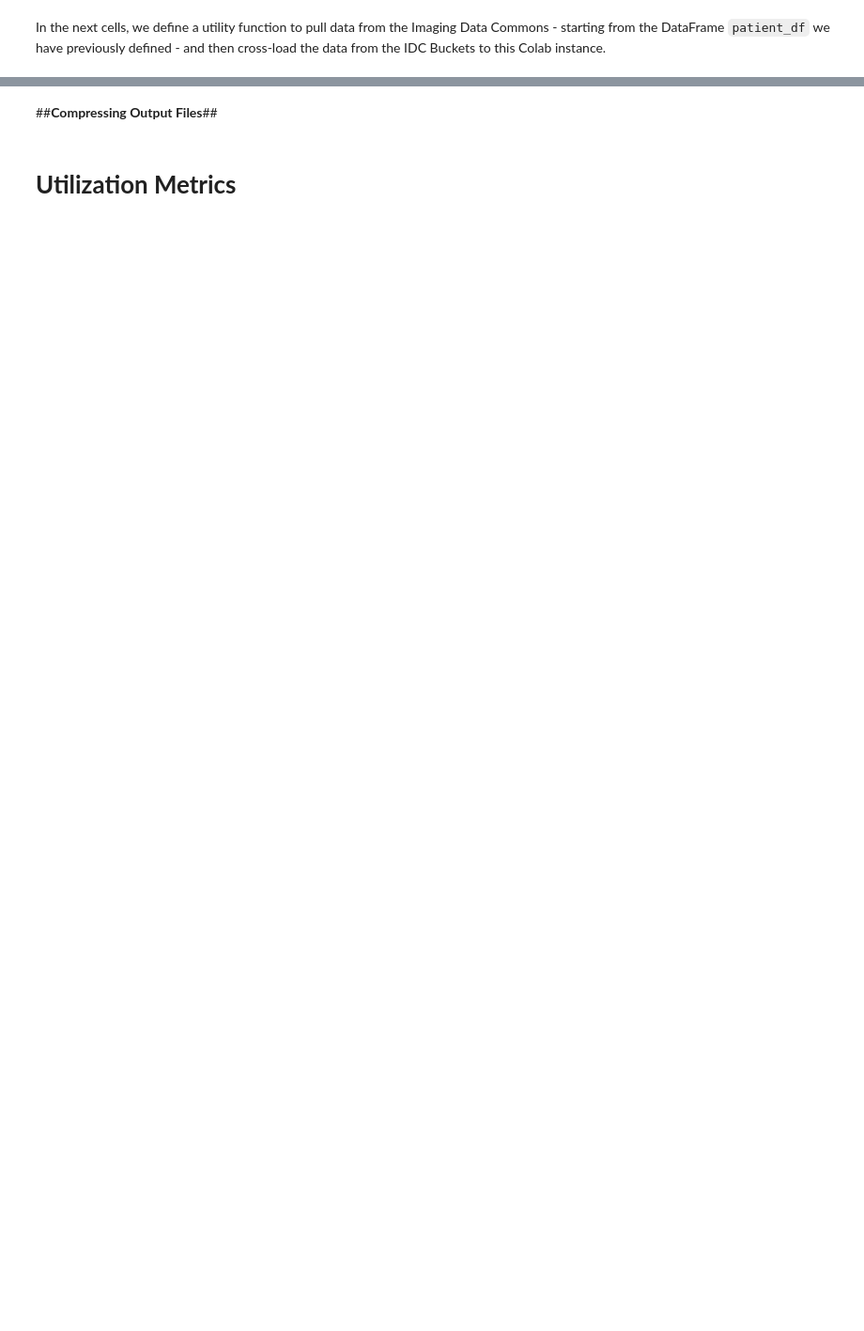
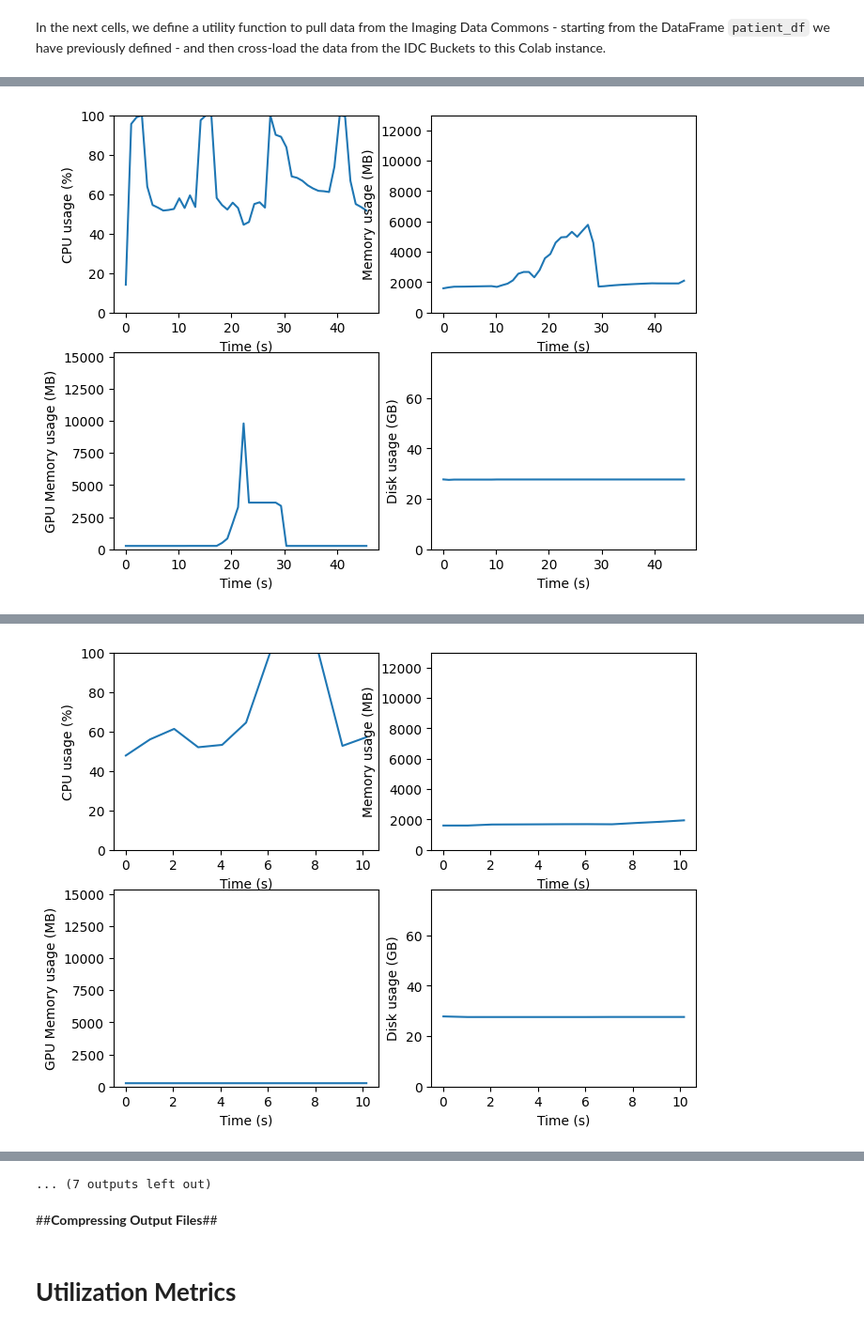
Before and after one commit to ImagingDataCommons/CloudSegmentator, a Jupyter notebook: Notebooks/Totalsegmentator/totalsegmentator_mwe_vamsi_040323_mhubai.ipynb, the cells around one changed output, grey strips where cells are left out. Shown at 94% size. Saved outputs shown, nothing was run; the diff lists cells and outputs as text; code cells hidden in the pictures; blank space fills up the shorter version.

```diff
--- a/Notebooks/Totalsegmentator/totalsegmentator_mwe_vamsi_040323_mhubai.ipynb
+++ b/Notebooks/Totalsegmentator/totalsegmentator_mwe_vamsi_040323_mhubai.ipynb
@@ -380,23 +434,38 @@ class MemoryMonitor:
     def measure_usage(self):
         cpu_usage = []
         ram_usage_mb=[]
+        gpu_usage_mb=[]
+        disk_usage_all=[]
         time_stamps = []
         start_time = time.time()
         while self.keep_measuring:
             cpu = psutil.cpu_percent()
             ram = psutil.virtual_memory()
+            disk_used= psutil.disk_usage('/').used/1024/1024/1024
+            disk_total= psutil.disk_usage('/').total/1024/1024/1024
             ram_total_mb = psutil.virtual_memory().total / 1024 / 1024
             ram_mb = (ram.total - ram.available) / 1024 / 1024
+
+            nvidia_smi.nvmlInit()
+            handle = nvidia_smi.nvmlDeviceGetHandleByIndex(0)
+            info = nvidia_smi.nvmlDeviceGetMemoryInfo(handle)
+            gpu_type = nvidia_smi.nvmlDeviceGetName(handle)
+            gpu_total_mb = info.total/1024/1024
+            gpu_mb = info.used/1024/1024
+            nvidia_smi.nvmlShutdown()
+
             cpu_usage.append(cpu)
             ram_usage_mb.append(ram_mb)
+            disk_usage_all.append(disk_used)
+            gpu_usage_mb.append(gpu_mb)
             time_stamps.append(time.time()- start_time)
             sleep(1)
 
-        return cpu_usage, ram_usage_mb, time_stamps, ram_total_mb
+        return cpu_usage, ram_usage_mb, time_stamps, ram_total_mb, gpu_usage_mb, gpu_total_mb, gpu_type, disk_usage_all, disk_total
 # %%
-runtime_stats = pd.DataFrame(columns=['SeriesInstanceUID','download_time','importer_time','DataSorter_time',
-                                      'NiftiConverter_time', 'TotalSegmentatorRunner_time',
-                                      'DsegConverter_time',	'archiving_time', 'cpu_usage','ram_usage_mb', 'ram_total_mb'
+runtime_stats = pd.DataFrame(columns=['SeriesInstanceUID','total_segmentator_time',
+                                      'archiving_time', 'cpu_usage','ram_usage_mb', 'ram_total_mb',
+                                      'gpu_usage_mb', 'gpu_total_mb', 'gpu_type', 'disk_usage_all', 'disk_total'
                                       ])
 if __name__ == "__main__":
     for series_id in SeriesInstanceUIDs:
@@ -408,7 +477,7 @@ if __name__ == "__main__":
                 proc_thread.result()
             finally:
                 monitor.keep_measuring = False
-                cpu_usage, ram_usage_mb, time_stamps, ram_total_mb = mem_thread.result()
+                cpu_usage, ram_usage_mb, time_stamps, ram_total_mb, gpu_usage_mb, gpu_total_mb, gpu_type, disk_usage_all, disk_total= mem_thread.result()
 
                 cpu_idx = runtime_stats.index[runtime_stats['SeriesInstanceUID'] == series_id][0]
                 runtime_stats.iloc[cpu_idx, runtime_stats.columns.get_loc('cpu_usage')] = [[cpu_usage]]
@@ -419,16 +488,39 @@ if __name__ == "__main__":
                 ram_total_mb_idx = runtime_stats.index[runtime_stats['SeriesInstanceUID'] == series_id][0]
                 runtime_stats.iloc[ram_total_mb_idx, runtime_stats.columns.get_loc('ram_total_mb')] = [[ram_total_mb]]
 
-                plt.plot(time_stamps, cpu_usage)
-                plt.ylim(0, 100)
-                plt.xlabel('Time (s)')
-                plt.ylabel('CPU usage (%)')
+                gpu_total_mb_idx = runtime_stats.index[runtime_stats['SeriesInstanceUID'] == series_id][0]
+                runtime_stats.iloc[gpu_total_mb_idx, runtime_stats.columns.get_loc('gpu_total_mb')] = [[gpu_total_mb]]
+
+                gpu_usage_mb_idx = runtime_stats.index[runtime_stats['SeriesInstanceUID'] == series_id][0]
+                runtime_stats.iloc[gpu_usage_mb_idx, runtime_stats.columns.get_loc('gpu_usage_mb')] = [[gpu_usage_mb]]
+
+                disk_usage_gb_idx = runtime_stats.index[runtime_stats['SeriesInstanceUID'] == series_id][0]
+                runtime_stats.iloc[disk_usage_gb_idx, runtime_stats.columns.get_loc('disk_usage_all')] = [[disk_usage_all]]
+
+                runtime_stats['gpu_type']=gpu_type
+                runtime_stats['disk_total']=disk_total
+
+                fig, ((ax1, ax2), (ax3, ax4)) = plt.subplots(2,2, figsize=(8, 6))
+
+                ax1.plot(time_stamps, cpu_usage)
+                ax1.set_ylim(0, 100)
+                ax1.set_xlabel('Time (s)')
+                ax1.set_ylabel('CPU usage (%)')
+
+                ax2.plot(time_stamps, ram_usage_mb)
+                ax2.set_ylim(0, ram_total_mb)
+                ax2.set_xlabel('Time (s)')
+                ax2.set_ylabel('Memory usage (MB)')
+
+                ax3.plot(time_stamps, gpu_usage_mb)
+                ax3.set_ylim(0, gpu_total_mb)
+                ax3.set_xlabel('Time (s)')
+                ax3.set_ylabel('GPU Memory usage (MB)')
+
+                ax4.plot(time_stamps, disk_usage_all)
+                ax4.set_ylim(0, disk_total)
+                ax4.set_xlabel('Time (s)')
+                ax4.set_ylabel('Disk usage (GB)')
                 plt.show()
-
-                plt.plot(time_stamps, ram_usage_mb)
-                plt.ylim(0, ram_total_mb)
-                plt.xlabel('Time (s)')
-                plt.ylabel('Memory usage (MB)')
-                plt.show()
 # %% [output]
 Copying files from IDC buckets
@@ -452,0 +543 @@ Start DsegConverter
+[figure, added]
@@ -453,0 +561 @@ IndexError: ignored
+[figure, added]
@@ -454,3 +634,4 @@ IndexError: ignored
+... (7 outputs left out)
 # %% [markdown]
 ##**Compressing Output Files**##
 # %%
```
Also changed, not shown: parts of 19 cells of this notebook.
